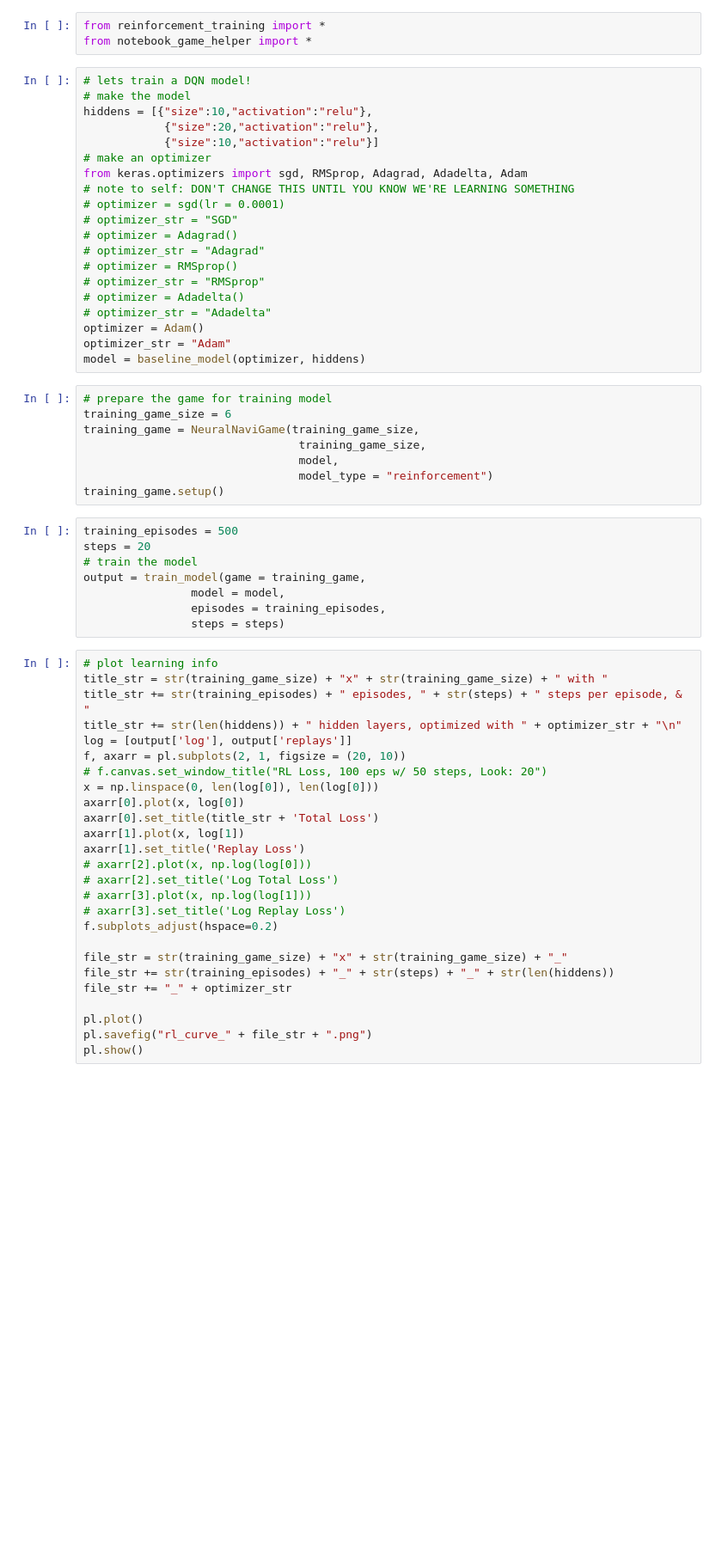
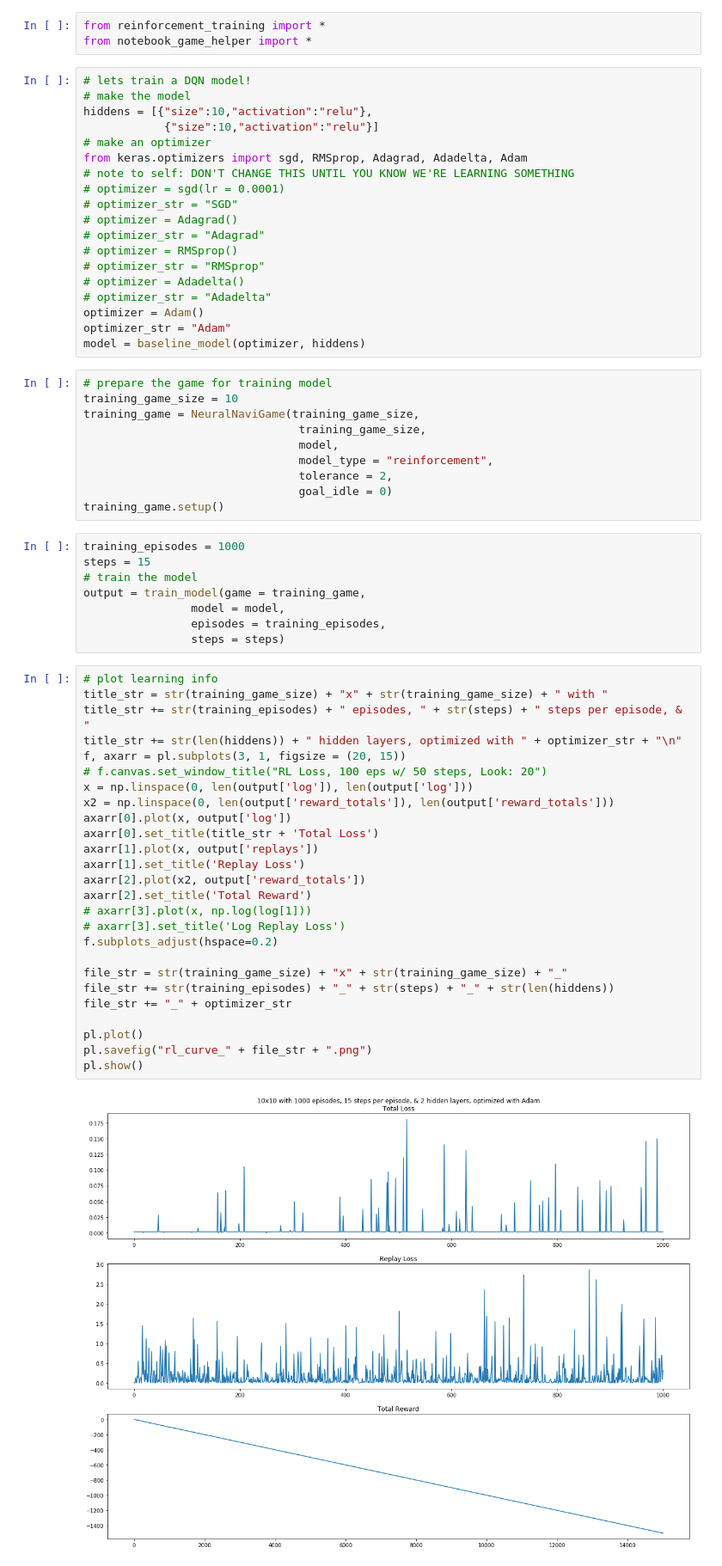
Before and after one commit to tab0r/Neural.Swarms, a Jupyter notebook: NaviGame/Reinforcement Model Training.ipynb, the cells around one changed output. Shown at 86% size. Saved outputs shown, nothing was run; the diff lists cells and outputs as text; blank space fills up the shorter version.

```diff
--- a/NaviGame/Reinforcement Model Training.ipynb
+++ b/NaviGame/Reinforcement Model Training.ipynb
@@ -5,7 +5,6 @@ from notebook_game_helper import *
 # lets train a DQN model!
 # make the model
 hiddens = [{"size":10,"activation":"relu"},
-            {"size":20,"activation":"relu"},
             {"size":10,"activation":"relu"}]
 # make an optimizer
 from keras.optimizers import sgd, RMSprop, Adagrad, Adadelta, Adam
@@ -23,15 +22,17 @@ optimizer_str = "Adam"
 model = baseline_model(optimizer, hiddens)
 # %%
 # prepare the game for training model
-training_game_size = 6
+training_game_size = 10
 training_game = NeuralNaviGame(training_game_size,
                                 training_game_size,
                                 model,
-                                model_type = "reinforcement")
+                                model_type = "reinforcement",
+                                tolerance = 2,
+                                goal_idle = 0)
 training_game.setup()
 # %%
-training_episodes = 500
-steps = 20
+training_episodes = 1000
+steps = 15
 # train the model
 output = train_model(game = training_game,
                 model = model,
@@ -40,26 +41,28 @@ output = train_model(game = training_game,
 # %%
 # plot learning info
 title_str = str(training_game_size) + "x" + str(training_game_size) + " with "
 title_str += str(training_episodes) + " episodes, " + str(steps) + " steps per episode, & "
 title_str += str(len(hiddens)) + " hidden layers, optimized with " + optimizer_str + "\n"
-log = [output['log'], output['replays']]
-f, axarr = pl.subplots(2, 1, figsize = (20, 10))
+f, axarr = pl.subplots(3, 1, figsize = (20, 15))
 # f.canvas.set_window_title("RL Loss, 100 eps w/ 50 steps, Look: 20")
-x = np.linspace(0, len(log[0]), len(log[0]))
-axarr[0].plot(x, log[0])
+x = np.linspace(0, len(output['log']), len(output['log']))
+x2 = np.linspace(0, len(output['reward_totals']), len(output['reward_totals']))
+axarr[0].plot(x, output['log'])
 axarr[0].set_title(title_str + 'Total Loss')
-axarr[1].plot(x, log[1])
+axarr[1].plot(x, output['replays'])
 axarr[1].set_title('Replay Loss')
-# axarr[2].plot(x, np.log(log[0]))
-# axarr[2].set_title('Log Total Loss')
+axarr[2].plot(x2, output['reward_totals'])
+axarr[2].set_title('Total Reward')
 # axarr[3].plot(x, np.log(log[1]))
 # axarr[3].set_title('Log Replay Loss')
 f.subplots_adjust(hspace=0.2)
 
 file_str = str(training_game_size) + "x" + str(training_game_size) + "_"
 file_str += str(training_episodes) + "_" + str(steps) + "_" + str(len(hiddens))
 file_str += "_" + optimizer_str
 
 pl.plot()
 pl.savefig("rl_curve_" + file_str + ".png")
 pl.show()
+# %% [output]
+[figure, added]
```
Also changed, not shown: parts of 5 cells of this notebook, 4 other files.
